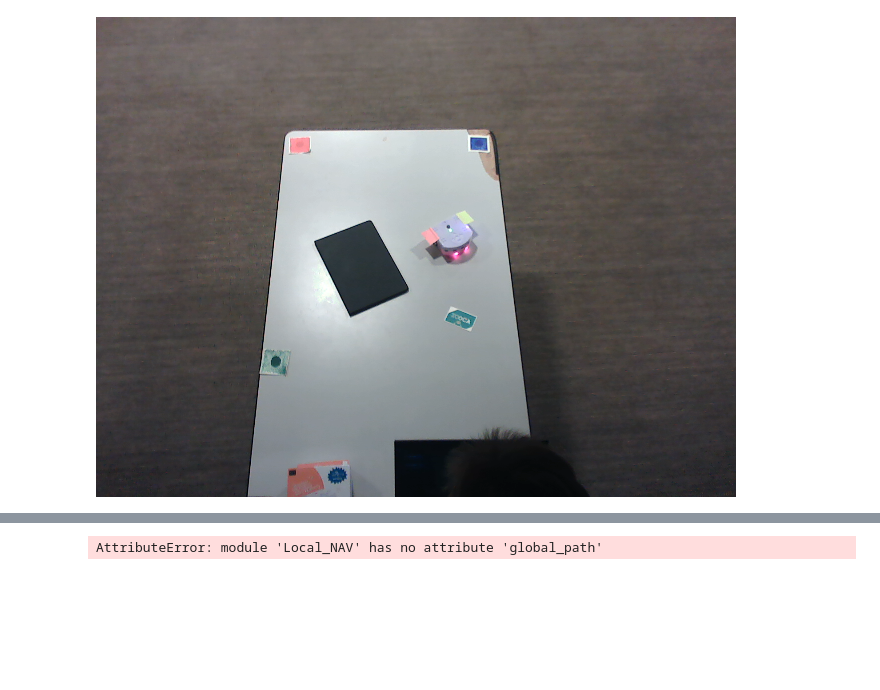
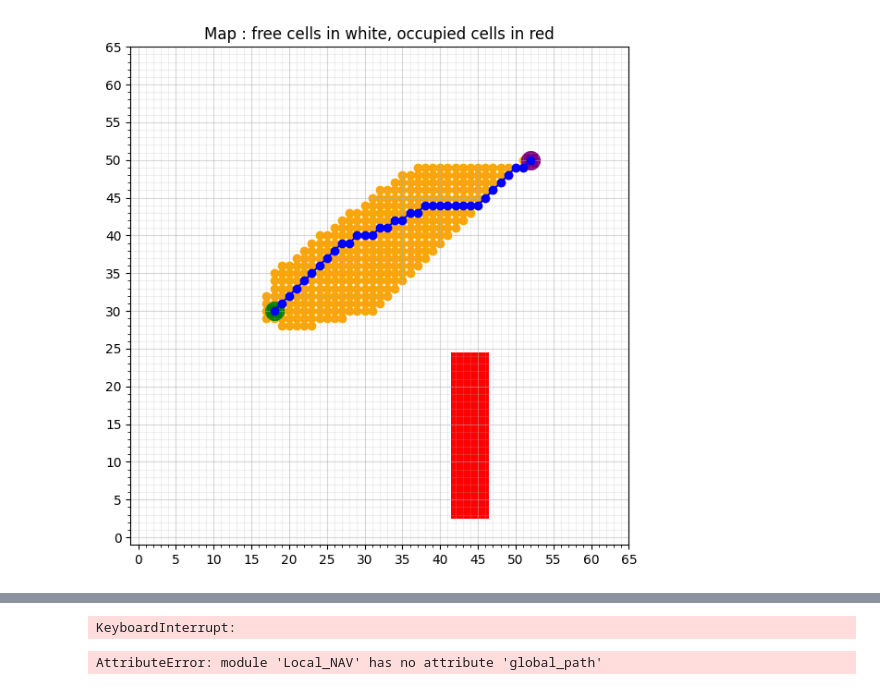
Before and after one commit to cafourni/Mobile-Robotics-Project, a Jupyter notebook: main_EDGAR_HELP.ipynb, the cells around one changed output, grey strips where cells are left out. Saved outputs shown, nothing was run; the diff lists cells and outputs as text; code cells hidden in the pictures; blank space fills up the shorter version.

```diff
--- a/main_EDGAR_HELP.ipynb
+++ b/main_EDGAR_HELP.ipynb
@@ -40,30 +138,39 @@ P_k_minus_1 = np.array([[0.1, 0, 0],
                         [0, 0.1, 0],
                         [0, 0, 0.1]])
 P_k = P_k_minus_1
-threshold_for_convergence = 50
+threshold_for_convergence = 5
 
 path = []
 while True:
     if state == 0:
-        # Definition of the references used to map the space
+
+       # Definition of the references used to map the space
         color_ref1 = cv2.imread('ref1.jpg')
-        ref1 = Obj(color_ref1, 50, 2, np.array([[0,0]]))
+        ref1 = Obj(color_ref1, 25, 3, np.array([[0,0]]))
+
         color_ref2 = cv2.imread('ref2.jpg')
-        ref2 = Obj(color_ref2, 100, 2, np.array([[0,0]]))
+        ref2 = Obj(color_ref2, 100, 2.5, np.array([[0,0]]))
+
         color_ref3 = cv2.imread('ref3.jpg')
-        ref3 = Obj(color_ref3, 100, 2, np.array([[0,0]]))
+        ref3 = Obj(color_ref3, 30, 1.5, np.array([[0,0]]))
+
         map = Map(ref1, ref2, ref3)
 
         # Definition of the objects to recognize in the space
         color_obstacle = cv2.imread('obstacle.jpg')
-        obstacle = Obj(color_obstacle, 700, 4)
+        obstacle = Obj(color_obstacle, 700, 2)
+
         color_goal = cv2.imread('goal.jpg')
-        goal = Obj(color_goal, 100, 4)
+        goal = Obj(color_goal, 100, 3)
+
         color_left_mark = cv2.imread('left_mark.jpg')
-        left_mark = Obj(color_left_mark, 50, 2)
+        left_mark = Obj(color_left_mark, 25, 2.5)
+
         color_right_mark = cv2.imread('right_mark.jpg')
-        right_mark = Obj(color_right_mark, 50, 2)
+        right_mark = Obj(color_right_mark, 25, 3)
+
         thymio = Robot(right_mark, left_mark)
+
 
         # Open the video
         # For a livestream
@@ -78,16 +185,25 @@ while True:
         while not (path_found):
             ret, frame = video.read()
             if ret == True:
+                copy_f = frame.copy()
+                ref1.draw(copy_f,(0, 255, 0))
+                ref2.draw(copy_f,(0,0,255))
+                ref3.draw(copy_f,(255, 0, 0))
+                goal.draw(copy_f, (100,100,100))
+                left_mark.draw(copy_f,(0, 0, 0))
+                right_mark.draw(copy_f,(0, 240, 240))
+                obstacle.draw(copy_f, (255, 255, 0))
+                thymio.draw(copy_f, (0, 125, 25))
+                #show_frame(frame)
+                show_frame(copy_f)
                 matrix = map.matrix(frame, [obstacle], thymio, goal)
-                show_frame(frame)
+                clear_output(wait=True)
                 if check_matrix(matrix):
-                    path = global_path(matrix)
-                    N = len(path)
-                    path_found = True
-                    print('Path :', path)
+                    #path = global_path(matrix)
+
                     max_val_x, max_val_y, start, end, arr = conversion(matrix)
                     h, coords = heuristics(max_val_x, max_val_y, end)
-                    path, visitedNodes = A_Star(start, end, h, coords, arr)
+                    path, visitedNodes = A_Star(start, end, h, coords, arr, max_val_x, max_val_y)
                     path = np.array(path).reshape(-1, 2).transpose()
                     visitedNodes = np.array(visitedNodes).reshape(-1, 2).transpose()
                     cmap = colors.ListedColormap(['white', 'red'])
@@ -103,10 +219,14 @@ while True:
                     plt.title("best path in blue, visited nodes in orange")
                     plt.title("Map : free cells in white, occupied cells in red")
                     plt.show()
+                    path = np.multiply(path, 10)
+                    N = len(path)
+                    path_found = True
+                    print('Path :', path)
                     print('Robot position : ', thymio.localize(frame,map)[0])
                     print('Robot direction : ', vector_to_angle(thymio.localize(frame,map)[1]))
                     state_estimate_k = np.array([thymio.localize(frame,map)[0,0],thymio.localize(frame,map)[0,1],vector_to_angle(thymio.localize(frame,map)[1])])
-                clear_output(wait=True)
+                    print(state_estimate_k)
 
         # Navigation
         state = 1
@@ -120,11 +240,13 @@ while True:
                 state = local.update_state(state,obst,client)
 
                 # Update temporary goal
-
+                print("Pth", [path[0,k],path[1,k]])
                 if k < N-1:
                     theta_goal_temp = (math.atan2(path[0,k+1]-path[0,k], path[1,k+1]-path[1,k]) + np.pi) % (np.pi/2) - np.pi
                 v, w = mctrl.control_law(state_estimate_k, path[0,k], path[1,k], theta_goal_temp)
+                print("v,w",v,w)
                 vr, vl = mctrl.convert_velocity2RL(v,w,C_conv_toThymio_right, C_conv_toThymio_left,L,R)
+                print("vr, vl : ",vr,vl)
                 vr = int(vr)
                 vl = int(vl)
                 mctrl.set_motors(vl,vr,node)
@@ -138,41 +260,43 @@ while True:
                             camera_obstructed = 0
                             #clear_output(wait=True)
                             #print('Path :', path)
-                            #print('Robot position : ', thymio.localize(frame,map)[0])
-                            #print('Robot direction : ', vector_to_angle(thymio.localize(frame,map)[1]))
-                            z_k_observation_vector = np.array([thymio.localize(frame,map)[0][0],thymio.localize(frame,map)[0][1],vector_to_angle(thymio.localize(frame,map)[1])])
+                            print('Robot position : ', thymio.localize(frame,map)[0])
+                            print('Robot direction : ', vector_to_angle(thymio.localize(frame,map)[1]))
+                            z_k_observation_vector = np.array([1000*thymio.localize(frame,map)[0][0],1000*thymio.localize(frame,map)[0][1],vector_to_angle(thymio.localize(frame,map)[1])])
+                            print("Z_k ", z_k_observation_vector)
                             P_k_minus_1 = P_k
                             state_estimate_k,P_k = kfil.ekf(z_k_observation_vector, state_estimate_k, [v,w] , P_k_minus_1, Ts, camera_obstructed)
+                            print("St est", state_estimate_k)
                         else:
                             z_k_observation_vector = np.array([state_estimate_k[0], state_estimate_k[1], state_estimate_k[2]])
                             state_estimate_k,P_k = kfil.ekf(z_k_observation_vector, state_estimate_k, [v,w] , P_k_minus_1, Ts, camera_obstructed)
 
                 if np.linalg.norm(state_estimate_k[:2] - np.array([path[0,k], path[1,k]])) < threshold_for_convergence:
                     k = k+1
                     if k == N-1:
                         not_arrived = False
                         print('The robot has arrived to the final goal')
                     break
                 time.sleep(Ts)
             state = 3
 
 
         # Local navigation state
         if state == 2:
 
             #We get the sensor value
             prox_horizontal = local.read_prox_sensors(node,client)
 
             #We fill the obst list with the sensor value
             obst = [prox_horizontal[0], prox_horizontal[1], prox_horizontal[2], prox_horizontal[3], prox_horizontal[4]]
 
             #We calculate the motor speed to avoid the object -> potential field method
             motors_speed = local.local_navigation(obst)
 
             #We set the motor speed
             mctrl.set_motors(motors_speed[0],motors_speed[1],node)
 
             #We update the state
             state = local.update_state(state,obst,client)
 # %% [output]
-[figure, old version]
+[figure, new version]
@@ -179,3 +320,4 @@ while True:
+KeyboardInterrupt:
 # %%
 motors_speed = local.global_path()
 local.set_motors(motors_speed[0],motors_speed[1],node)
```
Also changed, not shown: parts of 3 cells of this notebook, 1 other file.
